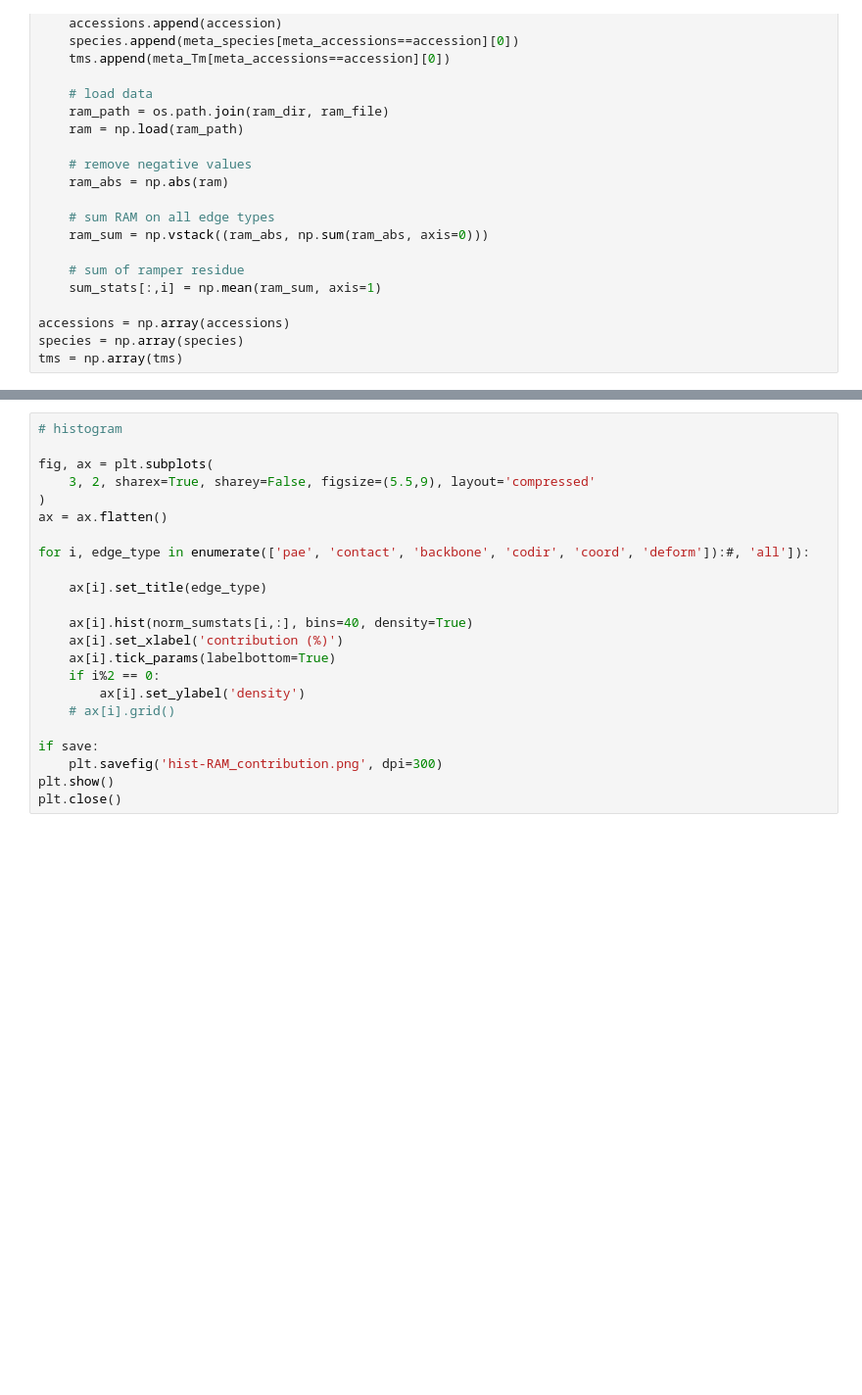
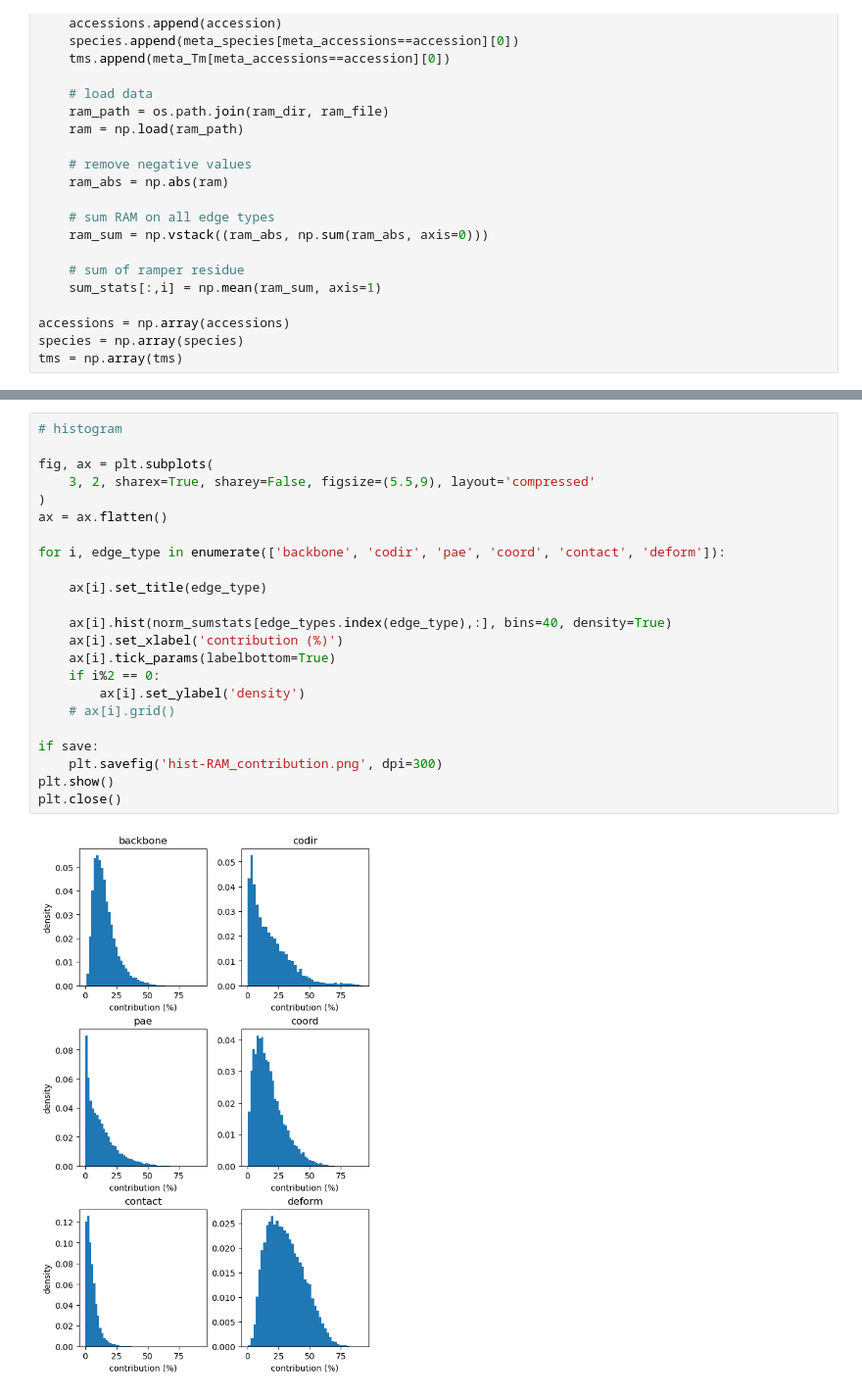
Before and after one commit to yenlin-chen/ai-thermostability, a Jupyter notebook: figures/ram/ram.ipynb, the cells around one changed output, grey strips where cells are left out. Shown at 98% size. Drawn from its saved outputs; the diff is of its cells as text; blank space fills up the shorter version.

```diff
--- a/figures/ram/ram.ipynb
+++ b/figures/ram/ram.ipynb
@@ -160,26 +176,28 @@ plt.close()
 # %%
 # histogram
 
 fig, ax = plt.subplots(
     3, 2, sharex=True, sharey=False, figsize=(5.5,9), layout='compressed'
 )
 ax = ax.flatten()
 
-for i, edge_type in enumerate(['pae', 'contact', 'backbone', 'codir', 'coord', 'deform']):#, 'all']):
+for i, edge_type in enumerate(['backbone', 'codir', 'pae', 'coord', 'contact', 'deform']):
 
     ax[i].set_title(edge_type)
 
-    ax[i].hist(norm_sumstats[i,:], bins=40, density=True)
+    ax[i].hist(norm_sumstats[edge_types.index(edge_type),:], bins=40, density=True)
     ax[i].set_xlabel('contribution (%)')
     ax[i].tick_params(labelbottom=True)
     if i%2 == 0:
         ax[i].set_ylabel('density')
     # ax[i].grid()
 
 if save:
     plt.savefig('hist-RAM_contribution.png', dpi=300)
 plt.show()
 plt.close()
+# %% [output]
+[figure, added]
 # %%
 # histogram
 
```
Also changed, not shown: parts of 6 cells of this notebook, 13 other files.
